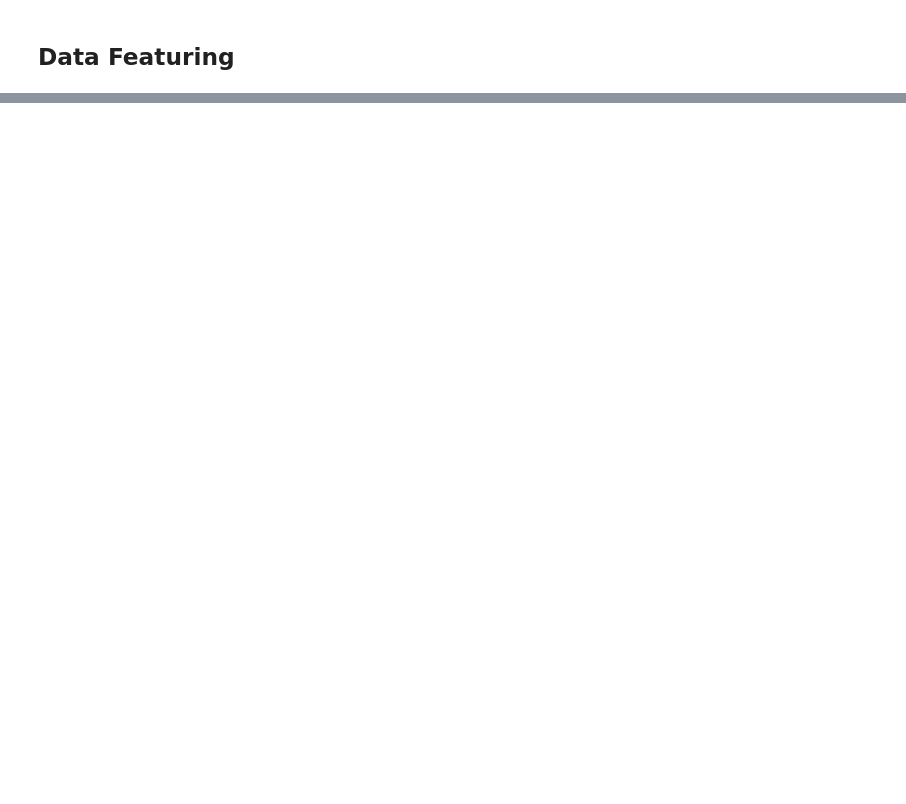
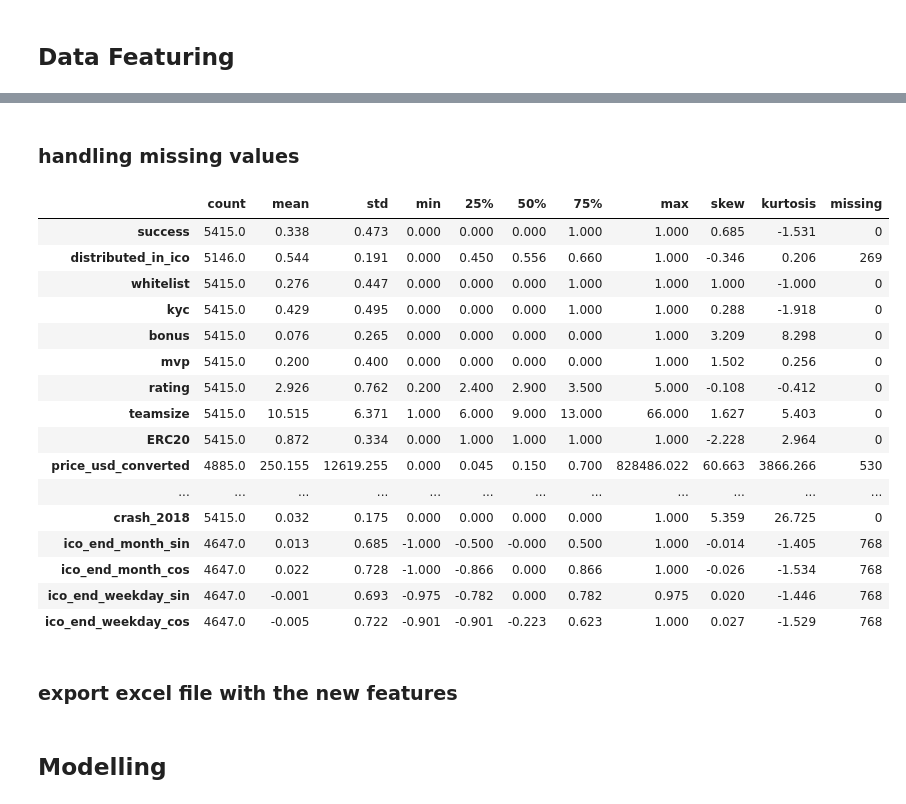
Before and after one commit to kenjihilasak/ICO_success_prediction, a Jupyter notebook: ICOprediction.ipynb, the cells around one changed output, grey strips where cells are left out. Drawn from its saved outputs; the diff is of its cells as text; code cells hidden in the pictures; blank space fills up the shorter version.

```diff
--- a/ICOprediction.ipynb
+++ b/ICOprediction.ipynb
@@ -1151,0 +1607,10 @@ plt.show()
+# %%
+# Encode the month of the ICO end date (ico_end)
+data_featuring['ico_end_month'] = data_featuring['ico_end'].dt.month
+data_featuring['ico_end_month_sin'] = np.sin(2 * np.pi * data_featuring['ico_end_month'] / 12)
+data_featuring['ico_end_month_cos'] = np.cos(2 * np.pi * data_featuring['ico_end_month'] / 12)
+
+# Encode the weekday of the ICO end date (ico_end)
+data_featuring['ico_end_weekday'] = data_featuring['ico_end'].dt.weekday
+data_featuring['ico_end_weekday_sin'] = np.sin(2 * np.pi * data_featuring['ico_end_weekday'] / 7)
+data_featuring['ico_end_weekday_cos'] = np.cos(2 * np.pi * data_featuring['ico_end_weekday'] / 7)
@@ -1151,0 +1743,57 @@ plt.show()
+# %% [markdown]
+### handling missing values
+# %%
+# imputation of missing values
+for col in ['ERC20', 'bonus', 'mvp','kyc', 'whitelist']:
+    data_featuring[col].fillna(data_featuring[col].mode()[0], inplace=True)   # mode imputation
+# %%
+from sklearn.impute import SimpleImputer
+
+# Columns with missing values identified
+cols_with_missing = ['distributed_in_ico', 'price_usd_converted', 'fundraising_duration_days',
+                     'days_since_start', 'ico_end_month_sin', 'ico_end_month_cos',
+                     'ico_end_weekday_sin', 'ico_end_weekday_cos']
+
+# Create missing indicator features
+for col in cols_with_missing:
+    if data_featuring[col].isnull().any(): # Check if column actually has missing values
+        data_featuring[f'{col}_missing_indicator'] = data_featuring[col].isnull().astype(int)
+
+# Impute missing values (using median for robustness)
+imputer = SimpleImputer(strategy='median')
+# %%
+# Select only relevant numeric columns
+stats = data_featuring[numeric_cols].describe().T
+
+# Calculate additional values: skewness and kurtosis
+stats['skew'] = data_featuring[numeric_cols].skew()
+stats['kurtosis'] = data_featuring[numeric_cols].kurtosis()
+
+# Add a column for missing values count
+stats['missing'] = data_featuring[numeric_cols].isnull().sum()
+
+# Round for better presentation
+stats = stats.round(3)
+
+# Display the summary table
+display(stats)
+# %% [output]
+|  | count | mean | std | min | 25% | 50% | 75% | max | skew | kurtosis | missing |
+| success | 5415.0 | 0.338 | 0.473 | 0.000 | 0.000 | 0.000 | 1.000 | 1.000 | 0.685 | -1.531 | 0 |
+| distributed_in_ico | 5146.0 | 0.544 | 0.191 | 0.000 | 0.450 | 0.556 | 0.660 | 1.000 | -0.346 | 0.206 | 269 |
+| whitelist | 5415.0 | 0.276 | 0.447 | 0.000 | 0.000 | 0.000 | 1.000 | 1.000 | 1.000 | -1.000 | 0 |
+| kyc | 5415.0 | 0.429 | 0.495 | 0.000 | 0.000 | 0.000 | 1.000 | 1.000 | 0.288 | -1.918 | 0 |
+| bonus | 5415.0 | 0.076 | 0.265 | 0.000 | 0.000 | 0.000 | 0.000 | 1.000 | 3.209 | 8.298 | 0 |
+| mvp | 5415.0 | 0.200 | 0.400 | 0.000 | 0.000 | 0.000 | 0.000 | 1.000 | 1.502 | 0.256 | 0 |
+| rating | 5415.0 | 2.926 | 0.762 | 0.200 | 2.400 | 2.900 | 3.500 | 5.000 | -0.108 | -0.412 | 0 |
+| teamsize | 5415.0 | 10.515 | 6.371 | 1.000 | 6.000 | 9.000 | 13.000 | 66.000 | 1.627 | 5.403 | 0 |
+| ERC20 | 5415.0 | 0.872 | 0.334 | 0.000 | 1.000 | 1.000 | 1.000 | 1.000 | -2.228 | 2.964 | 0 |
+| price_usd_converted | 4885.0 | 250.155 | 12619.255 | 0.000 | 0.045 | 0.150 | 0.700 | 828486.022 | 60.663 | 3866.266 | 530 |
+| ... | ... | ... | ... | ... | ... | ... | ... | ... | ... | ... | ... |
+| crash_2018 | 5415.0 | 0.032 | 0.175 | 0.000 | 0.000 | 0.000 | 0.000 | 1.000 | 5.359 | 26.725 | 0 |
+| ico_end_month_sin | 4647.0 | 0.013 | 0.685 | -1.000 | -0.500 | -0.000 | 0.500 | 1.000 | -0.014 | -1.405 | 768 |
+| ico_end_month_cos | 4647.0 | 0.022 | 0.728 | -1.000 | -0.866 | 0.000 | 0.866 | 1.000 | -0.026 | -1.534 | 768 |
+| ico_end_weekday_sin | 4647.0 | -0.001 | 0.693 | -0.975 | -0.782 | 0.000 | 0.782 | 0.975 | 0.020 | -1.446 | 768 |
+| ico_end_weekday_cos | 4647.0 | -0.005 | 0.722 | -0.901 | -0.901 | -0.223 | 0.623 | 1.000 | 0.027 | -1.529 | 768 |
+# %% [markdown]
+### export excel file with the new features
@@ -1151,0 +1807,2 @@ plt.show()
+# %% [markdown]
+## Modelling
```
Also changed, not shown: parts of 44 cells of this notebook, 1 other file.
